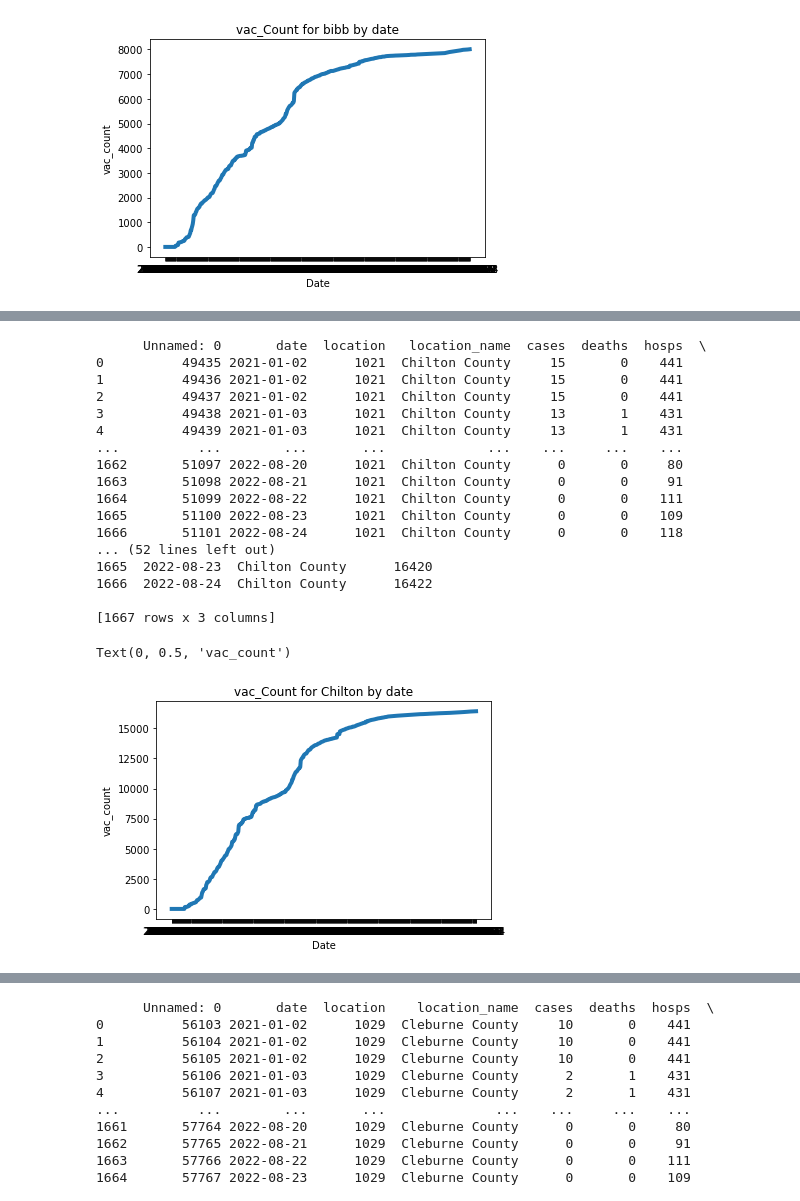
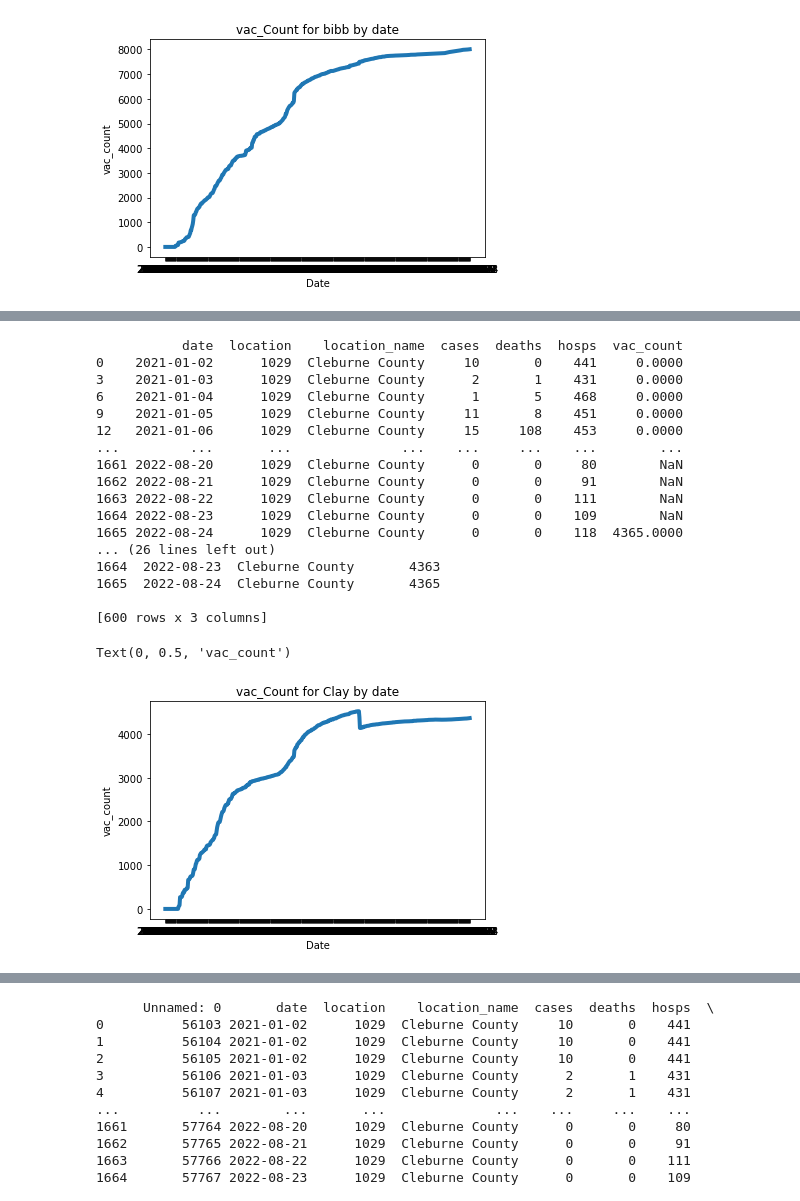
Before and after one commit to computationalUncertaintyLab/covid19-forecast-hub, a Jupyter notebook: data-processed/LUcompUncertLab-VAR_4streams/temp2.ipynb, the cells around one changed output, grey strips where cells are left out. Drawn from its saved outputs; the diff is of its cells as text; code cells hidden in the pictures.

```diff
--- a/data-processed/LUcompUncertLab-VAR_4streams/temp2.ipynb
+++ b/data-processed/LUcompUncertLab-VAR_4streams/temp2.ipynb
@@ -488,9 +653,11 @@ Text(0, 0.5, 'vac_count')
 # %%
-#Bullock county
+#Cherokee county
 if __name__ == "__main__":
     pd.options.display.float_format = '{:.4f}'.format
-    temp1_bibb = pd.read_csv('_4streams_al_bullock.csv.gz')
+    temp1_bibb = pd.read_csv('_4streams_al_cherokee.csv.gz')
     temp1_bibb['date'] = pd.to_datetime(temp1_bibb['date'], errors = 'coerce')
+    temp1_bibb = temp1_bibb.drop(columns = 'Unnamed: 0')
+    temp1_bibb = temp1_bibb.drop_duplicates()
     print(temp1_bibb)
     #temp1 = temp[(temp['date'] >= '2022-06-16') & (temp['date']<='2022-07-06')]
     temp1_bibb['date'] = temp1_bibb['date'].dt.strftime('%Y-%m-%d')
@@ -505,7 +672,7 @@ plot_al = temp1_bibb[['date','location_name','vac_count']]
 print(plot_al)
 plt.plot(temp1_bibb.date, temp1_bibb.vac_count, label='Alabama',
          linewidth=4)
-plt.title('vac_Count for bullock by date')
+plt.title('vac_Count for Cherokee by date')
 plt.xlabel('Date')
 plt.ylabel('vac_count')
 # %% [output]
@@ -531,9 +698,11 @@ Text(0, 0.5, 'vac_count')
 # %%
-#Butler county
+#Chilton county
 if __name__ == "__main__":
     pd.options.display.float_format = '{:.4f}'.format
-    temp1_bibb = pd.read_csv('_4streams_al_butler.csv.gz')
+    temp1_bibb = pd.read_csv('_4streams_al_chilton.csv.gz')
     temp1_bibb['date'] = pd.to_datetime(temp1_bibb['date'], errors = 'coerce')
+    temp1_bibb = temp1_bibb.drop(columns = 'Unnamed: 0')
+    temp1_bibb = temp1_bibb.drop_duplicates()
     print(temp1_bibb)
     #temp1 = temp[(temp['date'] >= '2022-06-16') & (temp['date']<='2022-07-06')]
     temp1_bibb['date'] = temp1_bibb['date'].dt.strftime('%Y-%m-%d')
@@ -548,7 +717,7 @@ plot_al = temp1_bibb[['date','location_name','vac_count']]
 print(plot_al)
 plt.plot(temp1_bibb.date, temp1_bibb.vac_count, label='Alabama',
          linewidth=4)
-plt.title('vac_Count for butler by date')
+plt.title('vac_Count for Chilton by date')
 plt.xlabel('Date')
 plt.ylabel('vac_count')
 # %% [output]
@@ -574,9 +735,11 @@ Text(0, 0.5, 'vac_count')
 # %%
-#Chambers county
+#Choctaw county
 if __name__ == "__main__":
     pd.options.display.float_format = '{:.4f}'.format
-    temp1_bibb = pd.read_csv('_4streams_al_chambers.csv.gz')
+    temp1_bibb = pd.read_csv('_4streams_al_choctaw.csv.gz')
     temp1_bibb['date'] = pd.to_datetime(temp1_bibb['date'], errors = 'coerce')
+    temp1_bibb = temp1_bibb.drop(columns = 'Unnamed: 0')
+    temp1_bibb = temp1_bibb.drop_duplicates()
     print(temp1_bibb)
     #temp1 = temp[(temp['date'] >= '2022-06-16') & (temp['date']<='2022-07-06')]
     temp1_bibb['date'] = temp1_bibb['date'].dt.strftime('%Y-%m-%d')
@@ -591,7 +754,7 @@ plot_al = temp1_bibb[['date','location_name','vac_count']]
 print(plot_al)
 plt.plot(temp1_bibb.date, temp1_bibb.vac_count, label='Alabama',
          linewidth=4)
-plt.title('vac_Count for butler by date')
+plt.title('vac_Count for Chocktaw by date')
 plt.xlabel('Date')
 plt.ylabel('vac_count')
 # %% [output]
@@ -617,9 +780,11 @@ Text(0, 0.5, 'vac_count')
 # %%
-#Chambers county
+#Clarke county
 if __name__ == "__main__":
     pd.options.display.float_format = '{:.4f}'.format
-    temp1_bibb = pd.read_csv('_4streams_al_cherokee.csv.gz')
+    temp1_bibb = pd.read_csv('_4streams_al_clarke.csv.gz')
     temp1_bibb['date'] = pd.to_datetime(temp1_bibb['date'], errors = 'coerce')
+    temp1_bibb = temp1_bibb.drop(columns = 'Unnamed: 0')
+    temp1_bibb = temp1_bibb.drop_duplicates()
     print(temp1_bibb)
     #temp1 = temp[(temp['date'] >= '2022-06-16') & (temp['date']<='2022-07-06')]
     temp1_bibb['date'] = temp1_bibb['date'].dt.strftime('%Y-%m-%d')
@@ -634,7 +799,7 @@ plot_al = temp1_bibb[['date','location_name','vac_count']]
 print(plot_al)
 plt.plot(temp1_bibb.date, temp1_bibb.vac_count, label='Alabama',
          linewidth=4)
-plt.title('vac_Count for Cherokee by date')
+plt.title('vac_Count for Clarke by date')
 plt.xlabel('Date')
 plt.ylabel('vac_count')
 # %% [output]
@@ -660,43 +825,45 @@ Text(0, 0.5, 'vac_count')
 # %%
-#Chilton county
+#Clay county
 if __name__ == "__main__":
     pd.options.display.float_format = '{:.4f}'.format
-    temp1_bibb = pd.read_csv('_4streams_al_chilton.csv.gz')
+    temp1_bibb = pd.read_csv('_4streams_al_clay.csv.gz')
     temp1_bibb['date'] = pd.to_datetime(temp1_bibb['date'], errors = 'coerce')
+    temp1_bibb = temp1_bibb.drop(columns = 'Unnamed: 0')
+    temp1_bibb = temp1_bibb.drop_duplicates()
     print(temp1_bibb)
     #temp1 = temp[(temp['date'] >= '2022-06-16') & (temp['date']<='2022-07-06')]
     temp1_bibb['date'] = temp1_bibb['date'].dt.strftime('%Y-%m-%d')
     for location in temp1_bibb['location_name'].unique():
             for date in temp1_bibb['date'].unique():
                 if date >= '2022-06-16':
                     temp1_bibb['vac_count'] = temp1_bibb['vac_count'].interpolate()
                     temp1_bibb['vac_count'] = temp1_bibb['vac_count'].astype(int)
 
 print(temp1_bibb)
 plot_al = temp1_bibb[['date','location_name','vac_count']]
 print(plot_al)
 plt.plot(temp1_bibb.date, temp1_bibb.vac_count, label='Alabama',
          linewidth=4)
-plt.title('vac_Count for Chilton by date')
+plt.title('vac_Count for Clay by date')
 plt.xlabel('Date')
 plt.ylabel('vac_count')
 # %% [output]
-      Unnamed: 0       date  location   location_name  cases  deaths  hosps  \
-0          49435 2021-01-02      1021  Chilton County     15       0    441
-1          49436 2021-01-02      1021  Chilton County     15       0    441
-2          49437 2021-01-02      1021  Chilton County     15       0    441
-3          49438 2021-01-03      1021  Chilton County     13       1    431
-4          49439 2021-01-03      1021  Chilton County     13       1    431
-...          ...        ...       ...             ...    ...     ...    ...
-1662       51097 2022-08-20      1021  Chilton County      0       0     80
-1663       51098 2022-08-21      1021  Chilton County      0       0     91
-1664       51099 2022-08-22      1021  Chilton County      0       0    111
-1665       51100 2022-08-23      1021  Chilton County      0       0    109
-1666       51101 2022-08-24      1021  Chilton County      0       0    118
-... (52 lines left out)
-1665  2022-08-23  Chilton County      16420
-1666  2022-08-24  Chilton County      16422
+           date  location    location_name  cases  deaths  hosps  vac_count
+0    2021-01-02      1029  Cleburne County     10       0    441     0.0000
+3    2021-01-03      1029  Cleburne County      2       1    431     0.0000
+6    2021-01-04      1029  Cleburne County      1       5    468     0.0000
+9    2021-01-05      1029  Cleburne County     11       8    451     0.0000
+12   2021-01-06      1029  Cleburne County     15     108    453     0.0000
+...         ...       ...              ...    ...     ...    ...        ...
+1661 2022-08-20      1029  Cleburne County      0       0     80        NaN
+1662 2022-08-21      1029  Cleburne County      0       0     91        NaN
+1663 2022-08-22      1029  Cleburne County      0       0    111        NaN
+1664 2022-08-23      1029  Cleburne County      0       0    109        NaN
+1665 2022-08-24      1029  Cleburne County      0       0    118  4365.0000
+... (26 lines left out)
+1664  2022-08-23  Cleburne County       4363
+1665  2022-08-24  Cleburne County       4365
 
-[1667 rows x 3 columns]
+[600 rows x 3 columns]
 Text(0, 0.5, 'vac_count')
-[figure, old version]
+[figure, new version]
```
Also changed, not shown: parts of 101 cells of this notebook.
